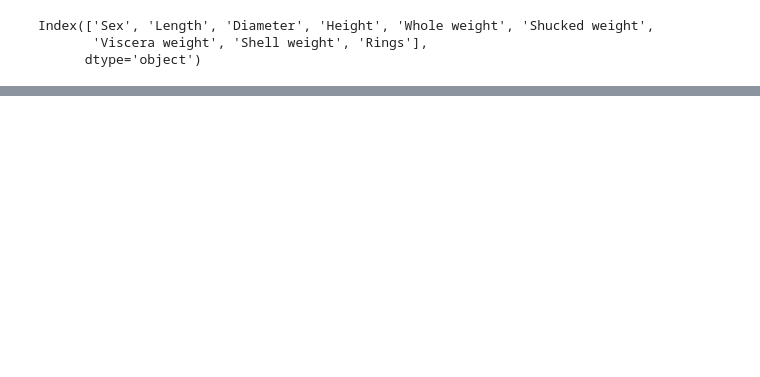
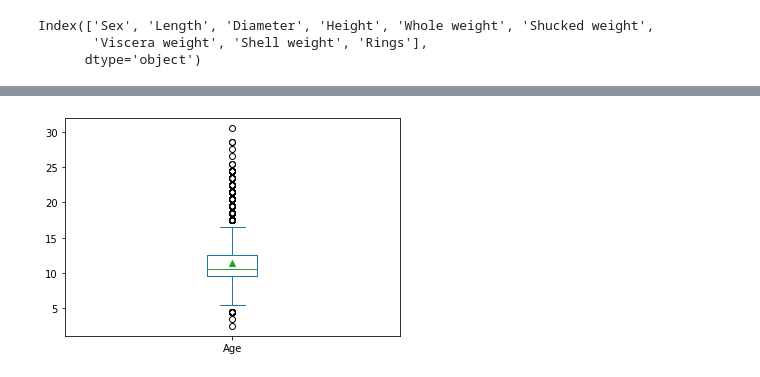
Before and after one commit to albispark/progetto-data-intensive, a Jupyter notebook: Progetto.ipynb, the cells around one changed output, grey strips where cells are left out. Saved outputs shown, nothing was run; the diff lists cells and outputs as text; code cells hidden in the pictures; blank space fills up the shorter version.

```diff
--- a/Progetto.ipynb
+++ b/Progetto.ipynb
@@ -50,0 +246,4 @@ data.shape
+# %%
+data["Age"].plot.box(showmeans=True);
+# %% [output]
+[figure, added]
```
Also changed, not shown: parts of 46 cells of this notebook.
